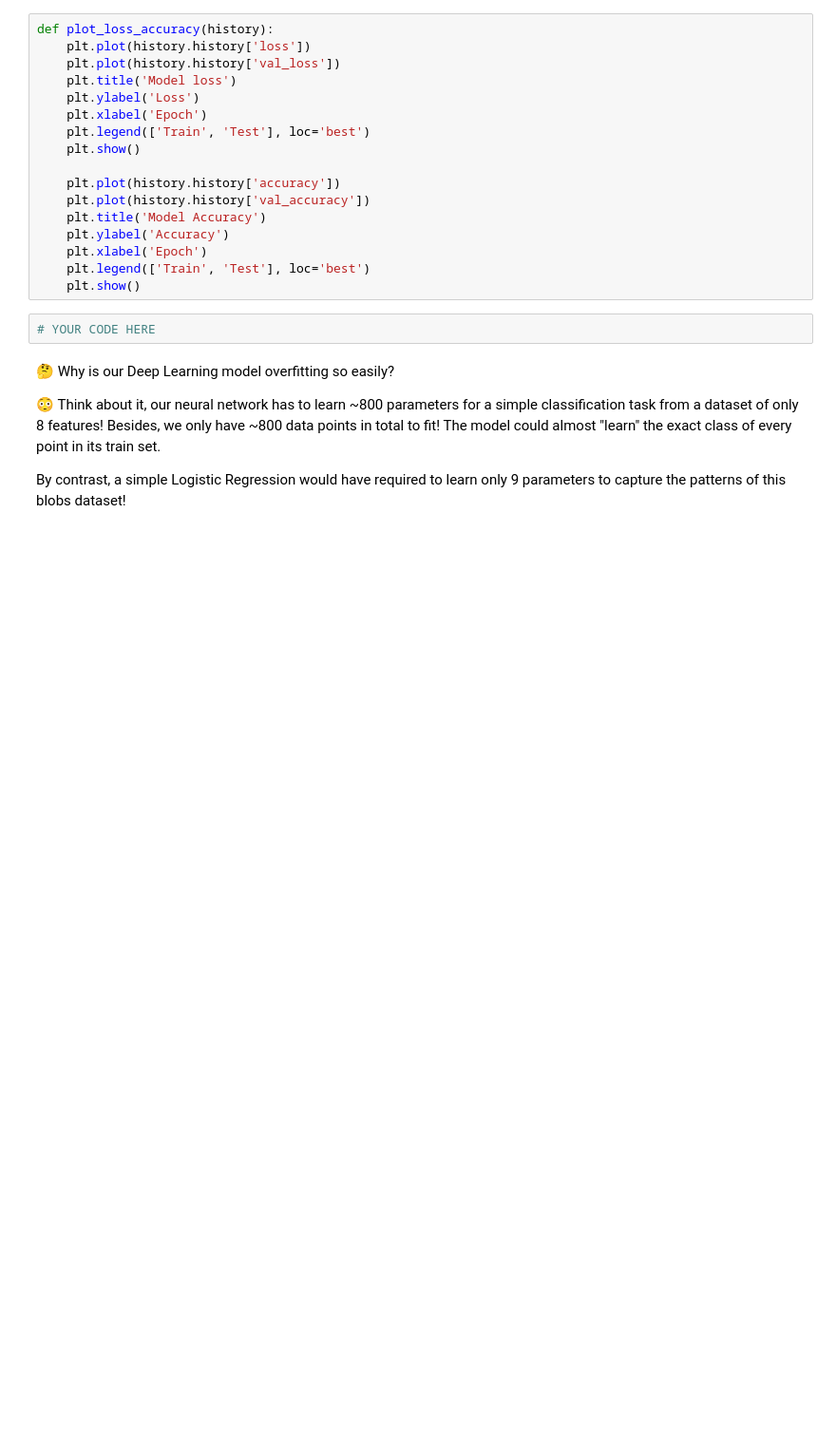
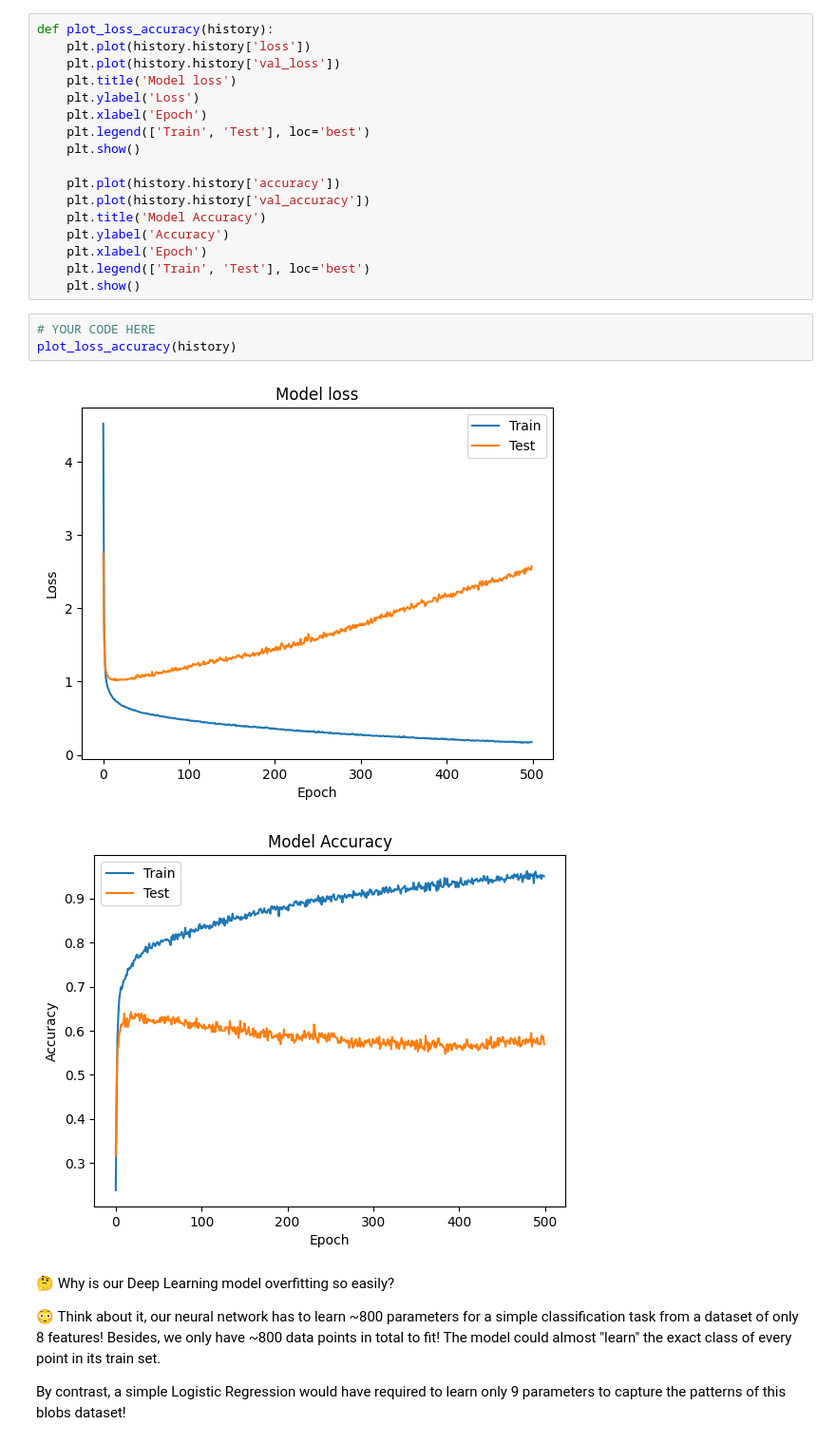
Before and after one commit to ninzyyy/lewagon, a Jupyter notebook: multiclass_classification.ipynb, the cells around one changed output. Shown at 95% size. Saved outputs shown, nothing was run; the diff lists cells and outputs as text; blank space fills up the shorter version.

```diff
--- a/multiclass_classification.ipynb
+++ b/multiclass_classification.ipynb
@@ -357,6 +393,10 @@ def plot_loss_accuracy(history):
     plt.show()
 # %%
 # YOUR CODE HERE
+plot_loss_accuracy(history)
+# %% [output]
+[figure, added]
+[figure, added]
 # %% [markdown]
 🤔 Why is our Deep Learning model overfitting so easily?
 
```
Also changed, not shown: parts of 12 cells of this notebook.
